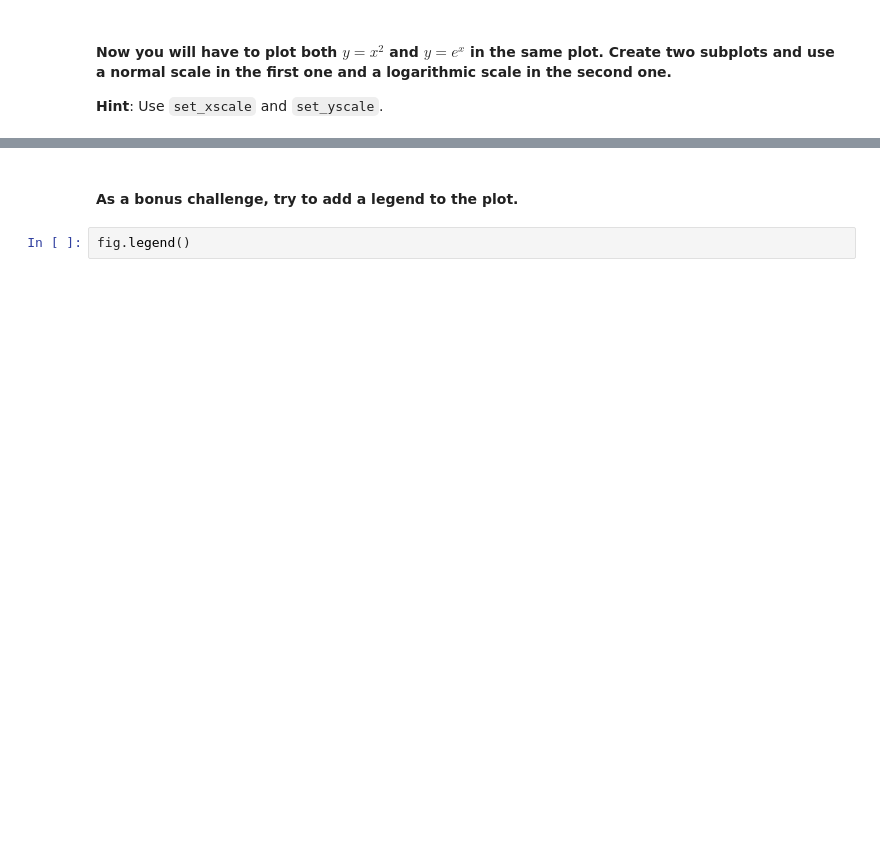
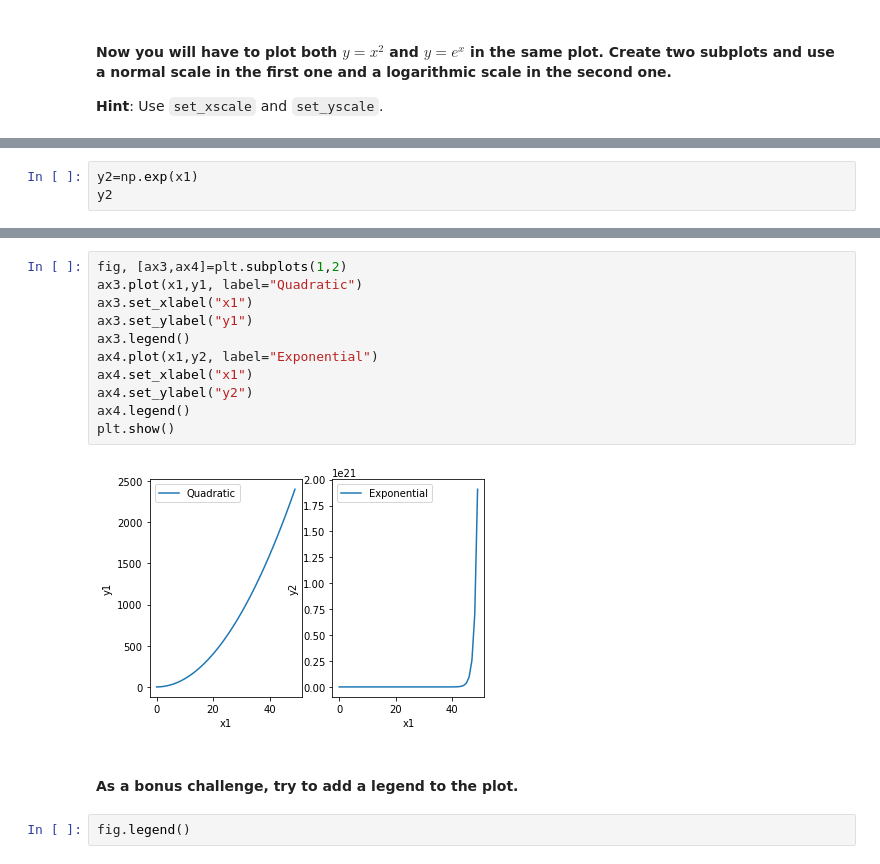
Before and after one commit to AbdulAlabdali/DA_tasks, a Jupyter notebook: Mod 2 Lab 1/Mod 2 Lab 1 Matplotlib & Seaborn.ipynb, the cells around one changed output, grey strips where cells are left out. Cells and saved outputs as stored; diff of their text form; blank space fills up the shorter version.

```diff
--- a/Mod 2 Lab 1/Mod 2 Lab 1 Matplotlib & Seaborn.ipynb
+++ b/Mod 2 Lab 1/Mod 2 Lab 1 Matplotlib & Seaborn.ipynb
@@ -85,0 +126,3 @@ If you want, try to add a title to the plot or even axes labels. You can also pl
+# %%
+y2=np.exp(x1)
+y2
@@ -86,3 +143,16 @@ If you want, try to add a title to the plot or even axes labels. You can also pl
+# %%
+fig, [ax3,ax4]=plt.subplots(1,2)
+ax3.plot(x1,y1, label="Quadratic")
+ax3.set_xlabel("x1")
+ax3.set_ylabel("y1")
+ax3.legend()
+ax4.plot(x1,y2, label="Exponential")
+ax4.set_xlabel("x1")
+ax4.set_ylabel("y2")
+ax4.legend()
+plt.show()
+# %% [output]
+[figure, added]
 # %% [markdown]
 #### As a bonus challenge, try to add a legend to the plot.
 # %%
```
Also changed, not shown: parts of 55 cells of this notebook, 11 other files.
